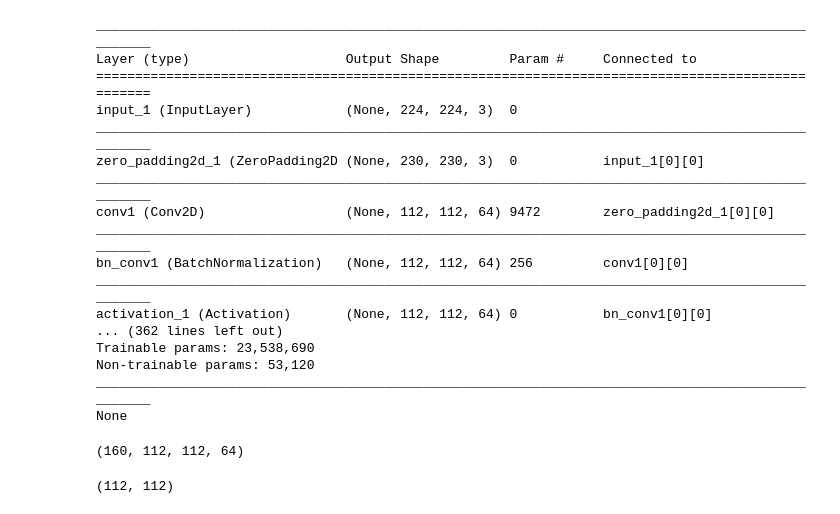
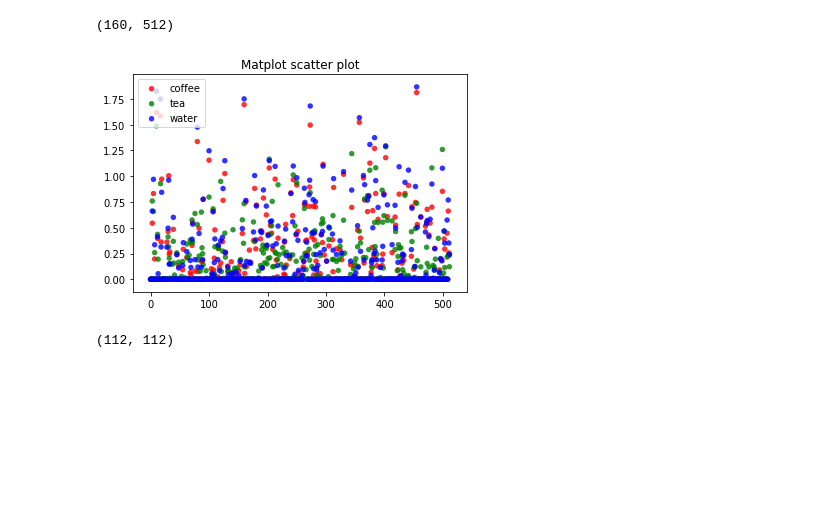
Before and after one commit to diazandr3s/jupyterScripts, a Jupyter notebook: comparison_synthe_imgs.ipynb, the cells around one changed output. Cells and saved outputs as stored; diff of their text form; code cells hidden in the pictures; blank space fills up the shorter version.

```diff
--- a/comparison_synthe_imgs.ipynb
+++ b/comparison_synthe_imgs.ipynb
@@ -49,37 +50,19 @@ class feature_extractor:
         features = model_extractFeatures.predict_generator(gen, steps=10)
         return features
 # %%
-#model_path = '/home/cvblab03/Documents/fine-tuning_Chen/ModelsByFold_Chen/Chen/Fold0/'
-model_path = 'modelResNet50/'
+model_path = '/home/cvblab03/Documents/fine-tuning_Chen/ModelsByFold_Chen/Chen/Fold0/'
+#model_path = 'modelResNet50/'
 model_name = 'Fold_0model.json'
-model_weights = 'Fold_0ResNet50_Batch8final_weights.h5'
-img_width = 224
-img_height = 224
+model_weights = 'Fold_0Chen_Model_Batch8final_weights.h5'
+img_width = 256
+img_height = 256
 root_imgs = 'croppedMESSIDOR/*'
 # %%
 # Declaring the object
-extractor = feature_extractor(model_path, model_name, model_weights, img_width, img_height, root_imgs, print_mdl=True )
+extractor = feature_extractor(model_path, model_name, model_weights, img_width, img_height, root_imgs, print_mdl=False )
-# %% [output]
-__________________________________________________________________________________________________
-Layer (type)                    Output Shape         Param #     Connected to
-==================================================================================================
-input_1 (InputLayer)            (None, 224, 224, 3)  0
-__________________________________________________________________________________________________
-zero_padding2d_1 (ZeroPadding2D (None, 230, 230, 3)  0           input_1[0][0]
-__________________________________________________________________________________________________
-conv1 (Conv2D)                  (None, 112, 112, 64) 9472        zero_padding2d_1[0][0]
-__________________________________________________________________________________________________
-bn_conv1 (BatchNormalization)   (None, 112, 112, 64) 256         conv1[0][0]
-__________________________________________________________________________________________________
-activation_1 (Activation)       (None, 112, 112, 64) 0           bn_conv1[0][0]
-... (362 lines left out)
-Trainable params: 23,538,690
-Non-trainable params: 53,120
-__________________________________________________________________________________________________
-None
 # %%
 # Extracting the features
-featsC1 = extractor.extract_features('conv1')
+featsC1 = extractor.extract_features('dense_1')
 # %%
 featsC2 = extractor.extract_features('res2b_branch2b')
 # %%
@@ -88,10 +71,34 @@ featsC3 = extractor.extract_features('bn2c_branch2a')
 featsC4 = extractor.extract_features('res3a_branch2b')
 # %%
 K.clear_session()
-# %%
-print(featsC1.shape)
-# %% [output]
-(160, 112, 112, 64)
+# %%
+print(featsC1.shape)
+#print(np.arange(0,featsC1.shape[1],1))
+# %% [output]
+(160, 512)
+# %%
+x = np.arange(0,featsC1.shape[1],1)
+g1 = (x, featsC1[3,:])
+g2 = (x, featsC1[4,:])
+g3 = (x, featsC1[5,:])
+
+data = (g1, g2, g3)
+colors = ("red", "green", "blue")
+groups = ("coffee", "tea", "water")
+
+# Create plot
+fig = plt.figure()
+ax = fig.add_subplot(1, 1, 1, axisbg="1.0")
+
+for data, color, group in zip(data, colors, groups):
+    x, y = data
+    ax.scatter(x, y, alpha=0.8, c=color, edgecolors='none', s=30, label=group)
+
+plt.title('Matplot scatter plot')
+plt.legend(loc=2)
+plt.show()
+# %% [output]
+[figure, added]
 # %%
 allFe = np.sum(featsC1[1,:,:,:], axis=2)
 print(allFe.shape)
```
Also changed, not shown: parts of 1 cell of this notebook, 3 other files.
